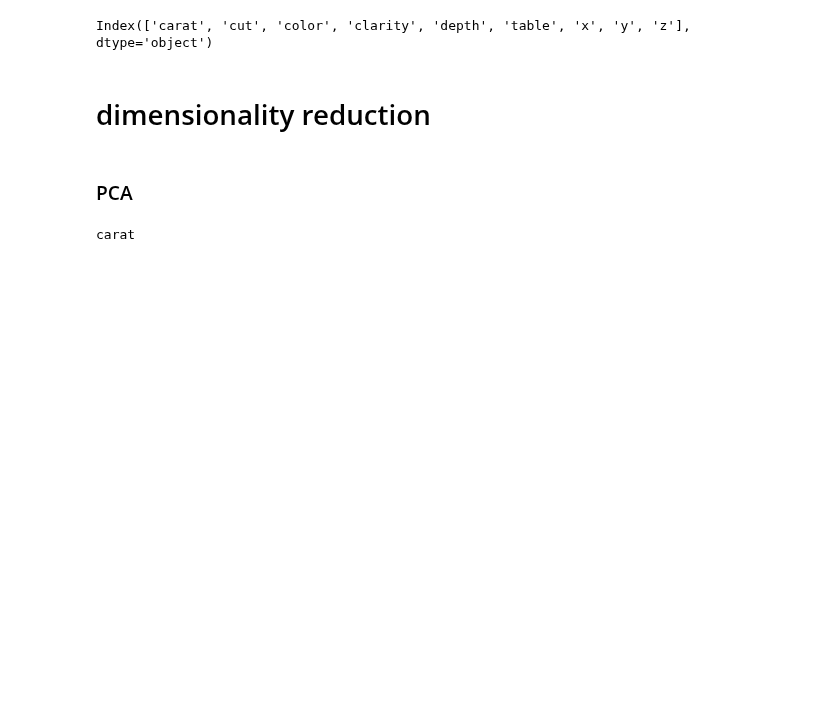
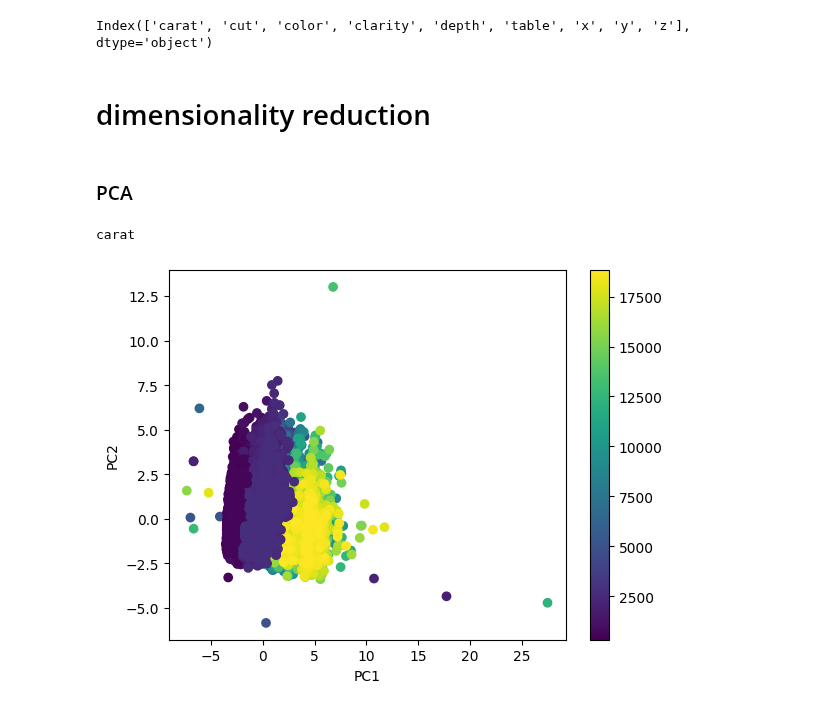
Before and after one commit to juneedpk/vscode-jupyter, a Jupyter notebook: feature_selction.ipynb, the cells around one changed output. Cells and saved outputs as stored; diff of their text form; code cells hidden in the pictures; blank space fills up the shorter version.

```diff
--- a/feature_selction.ipynb
+++ b/feature_selction.ipynb
@@ -133,24 +133,36 @@ Index(['carat', 'cut', 'color', 'clarity', 'depth', 'table', 'x', 'y', 'z'], dty
 # %%
 from sklearn.decomposition import PCA
 from sklearn.preprocessing import StandardScaler
 
 
 ds = pd.read_csv ('diamonds.csv')
 ds.drop('Unnamed: 0', axis=1, inplace=True)
 ds['color']= ds['color'].map({'D':0, 'E':1, 'F':2, 'G':3, 'H':4, 'I':5, 'J':6})
 ds['cut']= ds['cut'].map({'Fair':0, 'Good':1, 'Very Good':2, 'Premium':3, 'Ideal':4})
 ds['clarity']= ds['clarity'].map({'I1':0, 'SI2':1, 'SI1':2, 'VS2':3, 'VS1':4, 'VVS2':5, 'VVS1':6, 'IF':7})
 
 features = ds.drop('price', axis=1)
 target = ds['price']
 
 
 features1 = StandardScaler().fit_transform(features)
 
 pca = PCA(n_components=7).fit_transform(features1)
 
 selected_features5 = features.columns[np.argmax(pca.var(axis=0))]
 
 print(selected_features5)
+
+
+# plotting pca
+
+
+components = PCA().fit_transform(features1)
+plt.scatter(components[:, 0], components[:, 1], c=target, cmap='viridis')
+plt.colorbar()
+plt.xlabel('PC1')
+plt.ylabel('PC2')
+plt.show()
 # %% [output]
 carat
+[figure, added]
```
Also changed, not shown: parts of 2 cells of this notebook.
